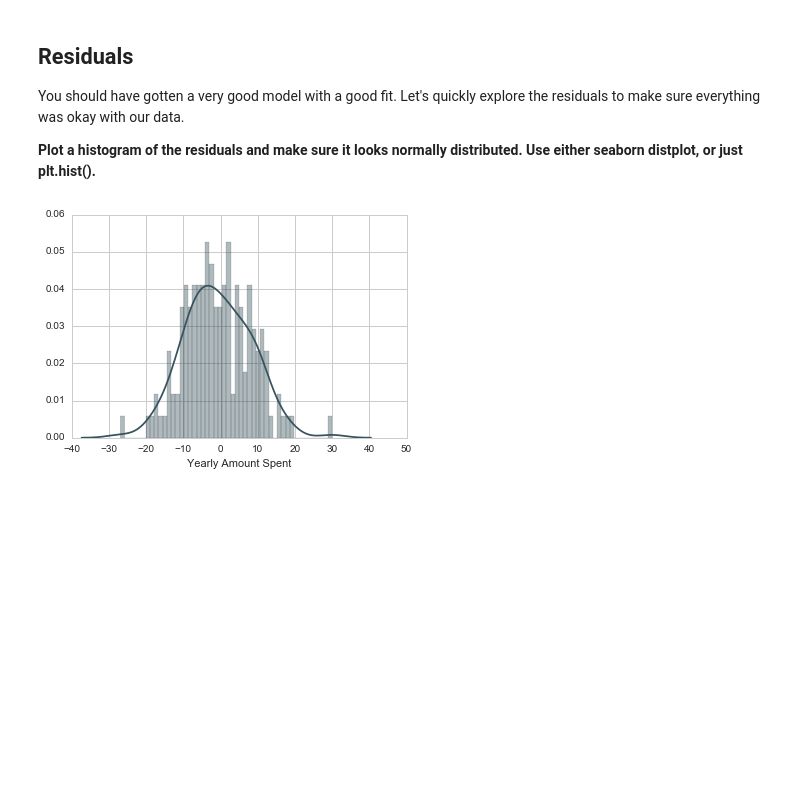
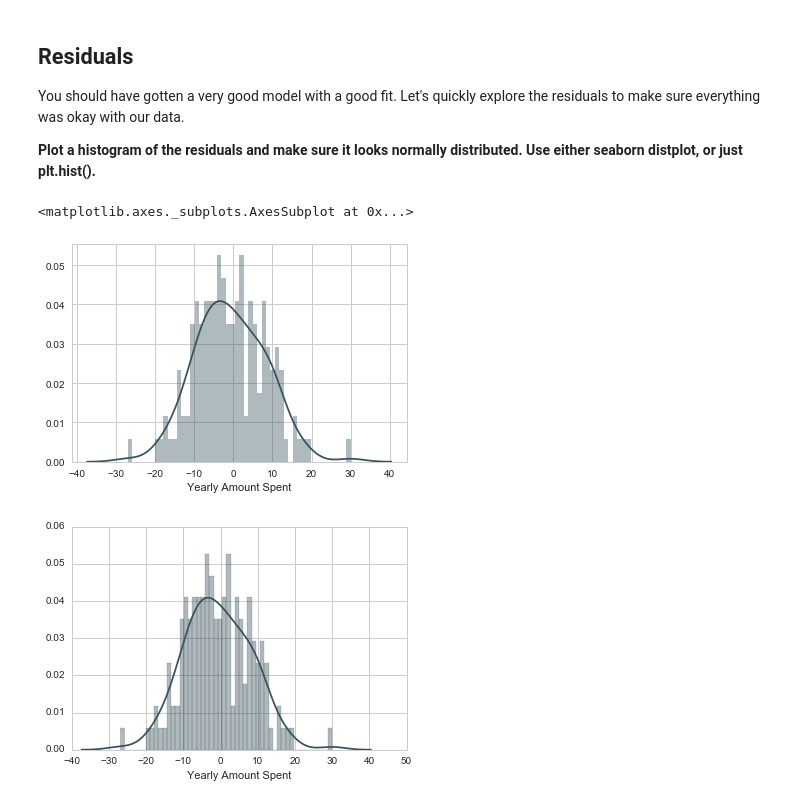
Before and after one commit to thomasdunlap/Python-DS-And-ML-Bootcamp, a Jupyter notebook: Machine Learning Sections/Linear-Regression/Linear Regression - Project Exercise .ipynb, the cells around one changed output. Drawn from its saved outputs; the diff is of its cells as text; code cells hidden in the pictures; blank space fills up the shorter version.

```diff
--- a/Machine Learning Sections/Linear-Regression/Linear Regression - Project Exercise .ipynb
+++ b/Machine Learning Sections/Linear-Regression/Linear Regression - Project Exercise .ipynb
@@ -206,6 +220,11 @@ RMSE: 8.93381506698
 You should have gotten a very good model with a good fit. Let's quickly explore the residuals to make sure everything was okay with our data.
 
 **Plot a histogram of the residuals and make sure it looks normally distributed. Use either seaborn distplot, or just plt.hist().**
+# %%
+sns.distplot(y_test - pred, bins=50)
+# %% [output]
+<matplotlib.axes._subplots.AxesSubplot at 0x...>
+[figure, added]
 # %%
 # %% [output]
 [figure]
```
Also changed, not shown: parts of 5 cells of this notebook.
